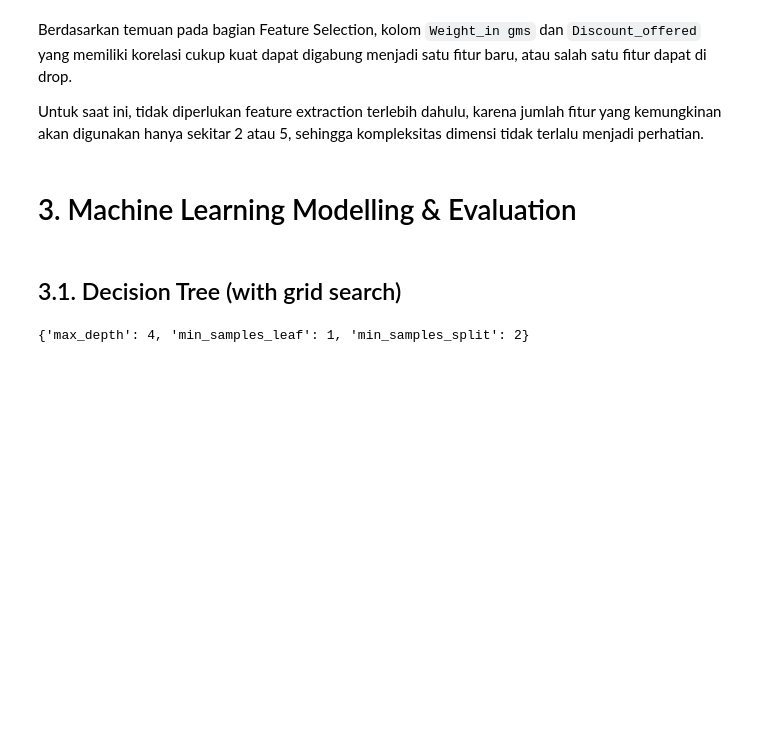
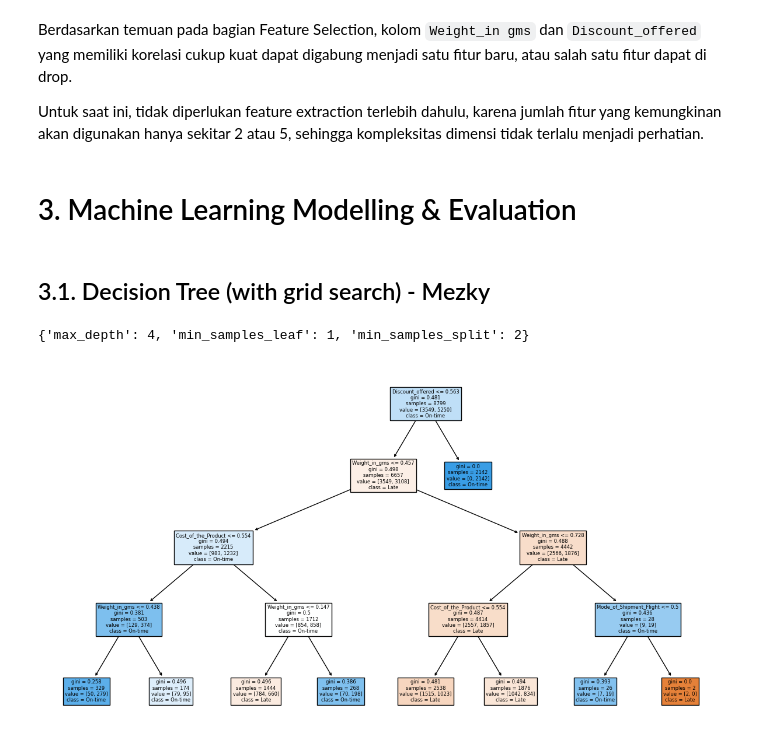
Before and after one commit to mezkymy/ecommerce-ds, a Jupyter notebook: Final_Project_DS_Rakamin_Batch_31_Kelompok_4_(Cobra).ipynb, the cells around one changed output. Cells and saved outputs as stored; diff of their text form; code cells hidden in the pictures; blank space fills up the shorter version.

```diff
--- a/Final_Project_DS_Rakamin_Batch_31_Kelompok_4_(Cobra).ipynb
+++ b/Final_Project_DS_Rakamin_Batch_31_Kelompok_4_(Cobra).ipynb
@@ -903,7 +883,7 @@ Untuk saat ini, tidak diperlukan feature extraction terlebih dahulu, karena juml
 # %% [markdown]
 # 3. Machine Learning Modelling & Evaluation
 # %% [markdown]
-## 3.1. Decision Tree (with grid search)
+## 3.1. Decision Tree (with grid search) - Mezky
 # %%
 from sklearn.tree import DecisionTreeClassifier
 from sklearn.model_selection import GridSearchCV
@@ -923,3 +905,12 @@ gs.fit(x_train, y_train)
 print(gs.best_params_)
 # %% [output]
 {'max_depth': 4, 'min_samples_leaf': 1, 'min_samples_split': 2}
+# %%
+best_dtree = DecisionTreeClassifier(**gs.best_params_, random_state=42)
+best_dtree.fit(x_train, y_train)
+
+fig = plt.figure(figsize=(15,8))
+_ = tree.plot_tree(best_dtree, feature_names=list(x_train.columns), class_names=['Late', 'On-time'], filled=True)
+plt.show()
+# %% [output]
+[figure, added]
```
Also changed, not shown: parts of 11 cells of this notebook.
